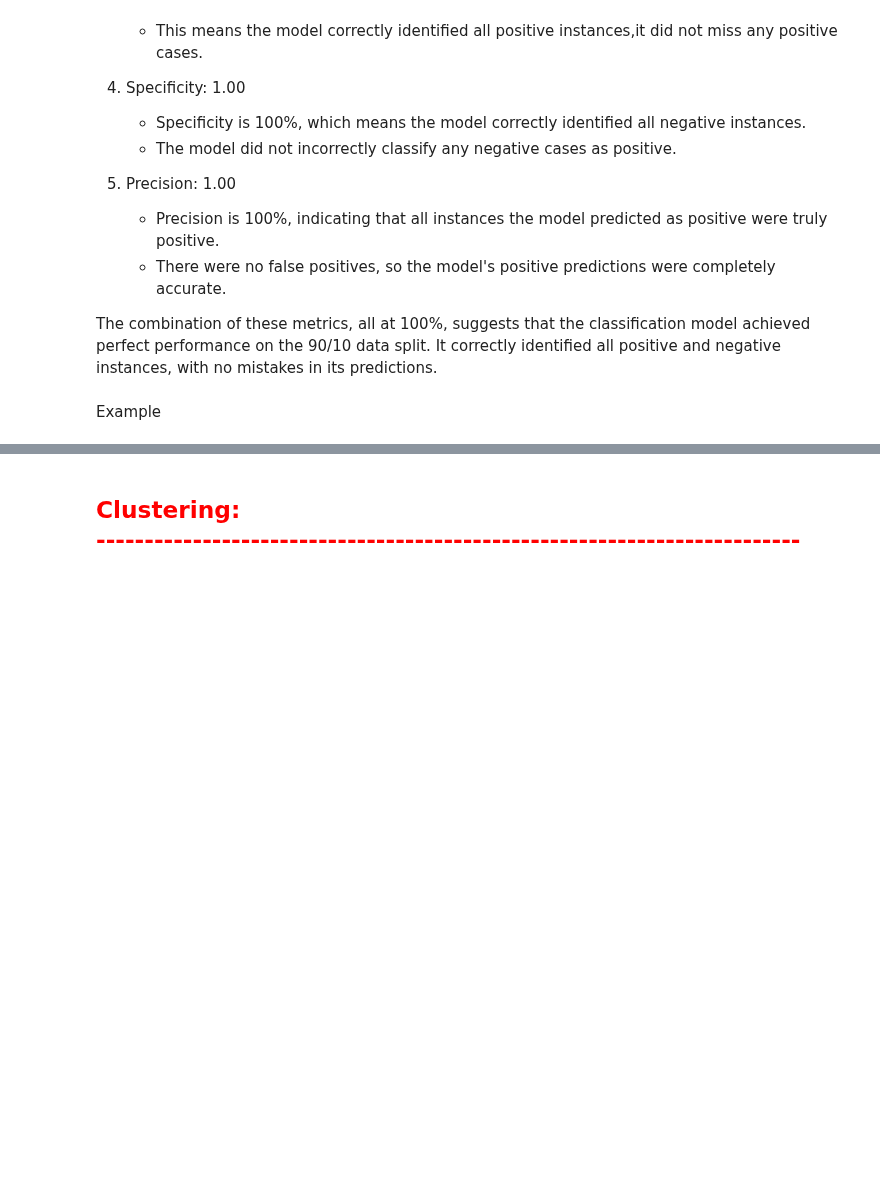
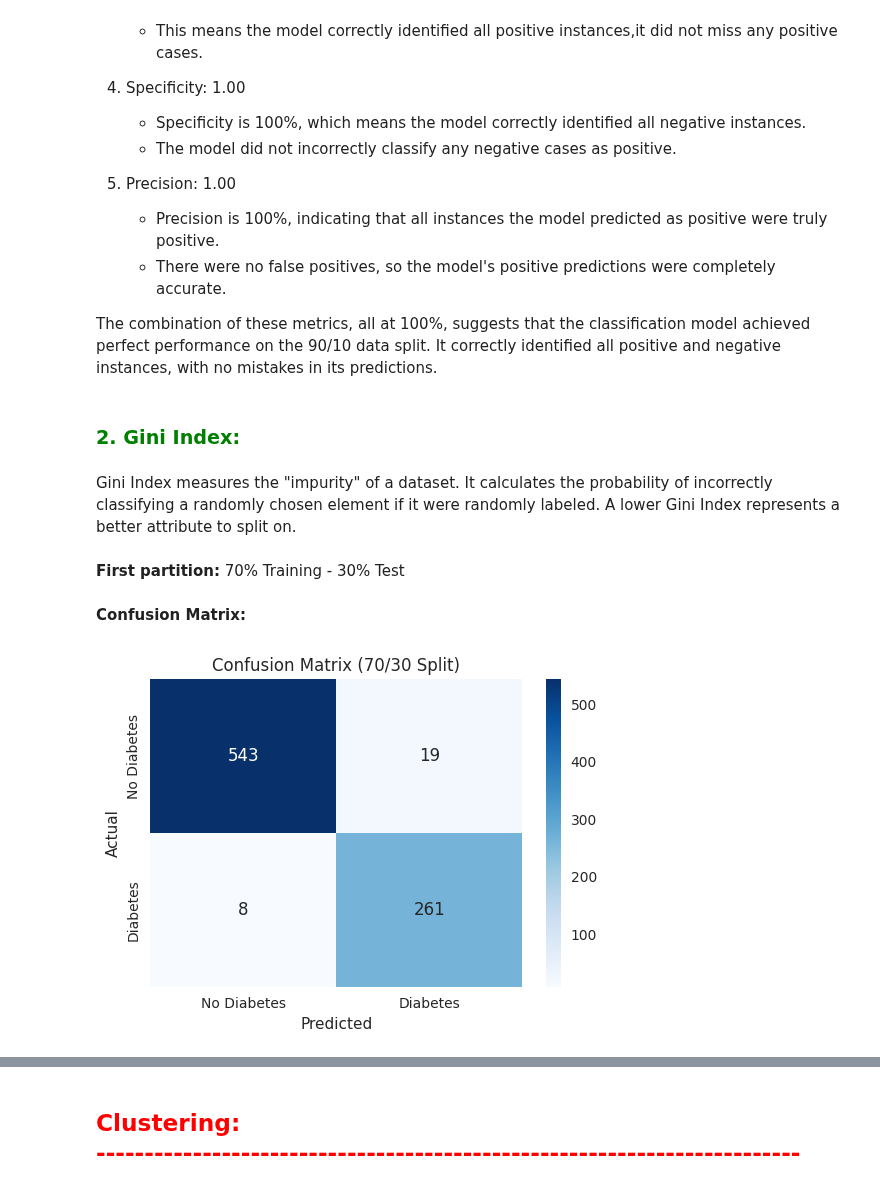
Before and after one commit to WS888-CODER/IT326-PROJECT, a Jupyter notebook: Reports Folder/Phase3.ipynb, the cells around one changed output, grey strips where cells are left out. Drawn from its saved outputs; the diff is of its cells as text; code cells hidden in the pictures; blank space fills up the shorter version.

```diff
--- a/Reports Folder/Phase3.ipynb
+++ b/Reports Folder/Phase3.ipynb
@@ -382,4 +407,30 @@ Precision: 1.00
 
 The combination of these metrics, all at 100%, suggests that the classification model achieved perfect performance on the 90/10 data split. It correctly identified all positive and negative instances, with no mistakes in its predictions.
 # %% [markdown]
-<p style="font-family:Time New Roman;">Example</p>
+<h3 style="color:green; font-family:Time New Roman;">2. Gini Index:</h3>
+# %% [markdown]
+Gini Index measures the "impurity" of a dataset. It calculates the probability of incorrectly classifying a randomly chosen element if it were randomly labeled. A lower Gini Index represents a better attribute to split on.
+# %% [markdown]
+<b>First partition:</b> 70% Training - 30% Test
+# %%
+X_train_g1, X_test_g1, y_train_g1, y_test_g1 = train_test_split(X, y, train_size=0.7, random_state=42)
+
+#Train the decision tree classifier using gini index
+partition_70_30 = DecisionTreeClassifier(criterion='gini', random_state= 42)
+partition_70_30 = partition_70_30.fit (X_train_g1, y_train_g1)
+
+y_pred_g1 = partition_70_30.predict (X_test_g1)
+# %% [markdown]
+<b>Confusion Matrix:</b>
+# %%
+# Compute and print the confusion matrix
+cm_gini_1 = confusion_matrix(y_test_g1, y_pred_g1)
+
+plt.figure(figsize=(6, 4))
+sns.heatmap(cm_gini_1, annot=True, fmt='d', cmap='Blues', xticklabels=['No Diabetes', 'Diabetes'], yticklabels=['No Diabetes', 'Diabetes'])
+plt.title('Confusion Matrix (70/30 Split)')
+plt.xlabel('Predicted')
+plt.ylabel('Actual')
+plt.show()
+# %% [output]
+[figure, added]
```
Also changed, not shown: parts of 16 cells of this notebook.
